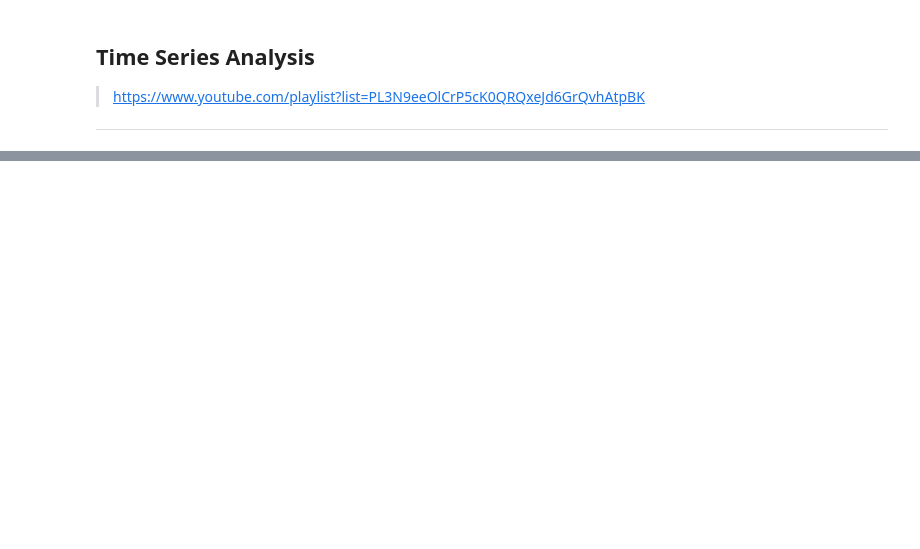
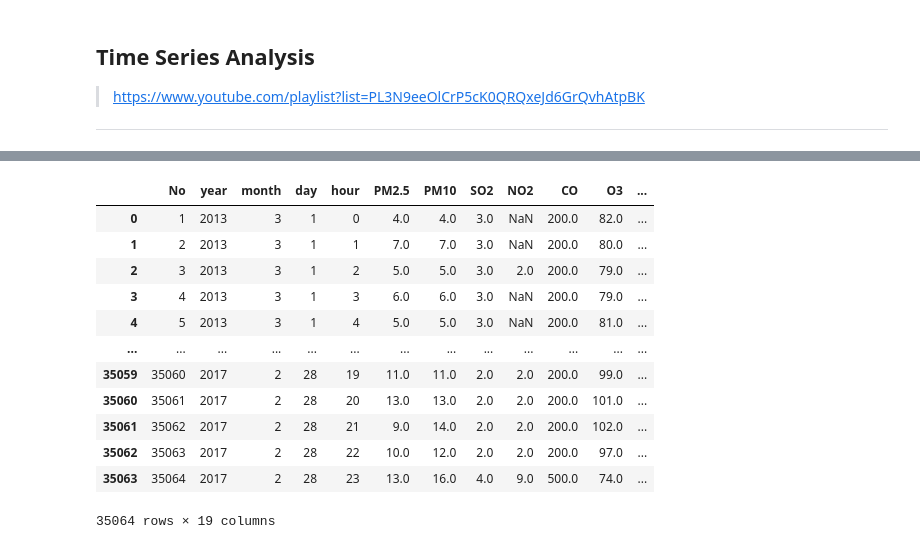
Before and after one commit to ShaunakSen/DS-ML-Concepts, a Jupyter notebook: Time Series Analysis/Tutorial series - AIEngineering/nb01.ipynb, the cells around one changed output, grey strips where cells are left out. Cells and saved outputs as stored; diff of their text form; code cells hidden in the pictures; blank space fills up the shorter version.

Commit message:
data load

```diff
--- a/Time Series Analysis/Tutorial series - AIEngineering/nb01.ipynb
+++ b/Time Series Analysis/Tutorial series - AIEngineering/nb01.ipynb
@@ -85,0 +101,4 @@ any prev time periods
+# %%
+fpath = "/Users/shaunaksen/Documents/personal-projects/DS-ML-Concepts/Time Series Analysis/Tutorial series - AIEngineering/data/PRSA_Data_Dingling_20130301-20170228.csv"
+# %%
+df = pd.read_csv(fpath, encoding='ISO-8859-1')
@@ -85,0 +194,18 @@ any prev time periods
+# %%
+df['year_month_day_hour'] = df['year'].astype(str) + " " + df['month'].astype(str) + " " + df['day'].astype(str) + " " + df['hour'].astype(str)
+# %%
+df
+# %% [output]
+|  | No | year | month | day | hour | PM2.5 | PM10 | SO2 | NO2 | CO | O3 | ... |
+| 0 | 1 | 2013 | 3 | 1 | 0 | 4.0 | 4.0 | 3.0 | NaN | 200.0 | 82.0 | ... |
+| 1 | 2 | 2013 | 3 | 1 | 1 | 7.0 | 7.0 | 3.0 | NaN | 200.0 | 80.0 | ... |
+| 2 | 3 | 2013 | 3 | 1 | 2 | 5.0 | 5.0 | 3.0 | 2.0 | 200.0 | 79.0 | ... |
+| 3 | 4 | 2013 | 3 | 1 | 3 | 6.0 | 6.0 | 3.0 | NaN | 200.0 | 79.0 | ... |
+| 4 | 5 | 2013 | 3 | 1 | 4 | 5.0 | 5.0 | 3.0 | NaN | 200.0 | 81.0 | ... |
+| ... | ... | ... | ... | ... | ... | ... | ... | ... | ... | ... | ... | ... |
+| 35059 | 35060 | 2017 | 2 | 28 | 19 | 11.0 | 11.0 | 2.0 | 2.0 | 200.0 | 99.0 | ... |
+| 35060 | 35061 | 2017 | 2 | 28 | 20 | 13.0 | 13.0 | 2.0 | 2.0 | 200.0 | 101.0 | ... |
+| 35061 | 35062 | 2017 | 2 | 28 | 21 | 9.0 | 14.0 | 2.0 | 2.0 | 200.0 | 102.0 | ... |
+| 35062 | 35063 | 2017 | 2 | 28 | 22 | 10.0 | 12.0 | 2.0 | 2.0 | 200.0 | 97.0 | ... |
+| 35063 | 35064 | 2017 | 2 | 28 | 23 | 13.0 | 16.0 | 4.0 | 9.0 | 500.0 | 74.0 | ... |
+35064 rows × 19 columns
```
Also changed, not shown: parts of 11 cells of this notebook, 1 other file.
